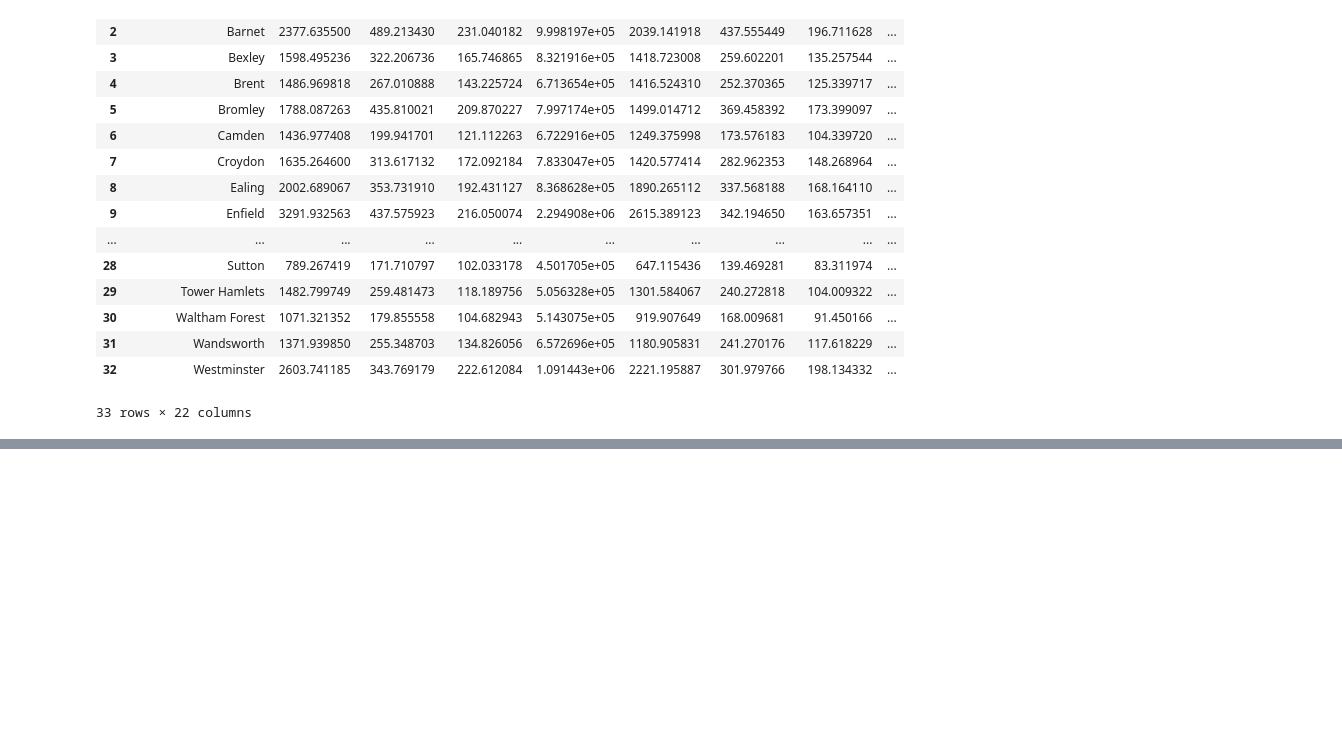
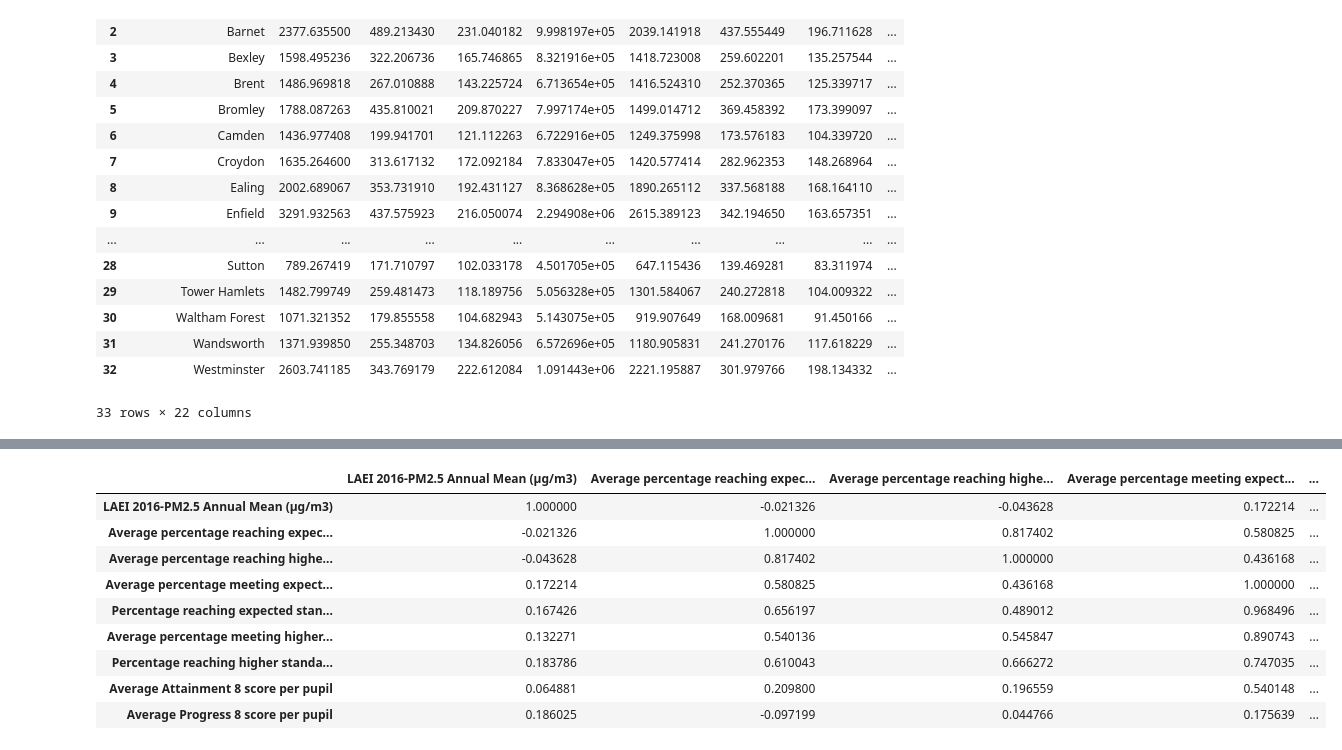
Before and after one commit to Vilma-St/Mini-project-London, a Jupyter notebook: your-code/pollution.ipynb, the cells around one changed output, grey strips where cells are left out. Saved outputs shown, nothing was run; the diff lists cells and outputs as text; code cells hidden in the pictures; blank space fills up the shorter version.

```diff
--- a/your-code/pollution.ipynb
+++ b/your-code/pollution.ipynb
@@ -93,0 +155,4 @@ correlation
+# %%
+pop_exced = pd.read_excel('../../Mini-project-London/data/data-pollution/Population_exceeding_LAEI2016_1_modified.xlsx', sheet_name='Population_Weighted_Avg_PM2.5', usecols="A,B")
+pop_exced = pop_exced.rename(columns = {"Borough":"BOROUGHS"})
+pop_exced
@@ -93,0 +177,15 @@ correlation
+# %%
+new3 = pd.merge(pop_exced, education, on="BOROUGHS", how="left")
+correlation3 = new3.corr(method ='pearson')
+correlation3
+# %% [output]
+|  | LAEI 2016-PM2.5 Annual Mean (µg/m3) | Average percentage reaching expec... | Average percentage reaching highe... | Average percentage meeting expect... | ... |
+| LAEI 2016-PM2.5 Annual Mean (µg/m3) | 1.000000 | -0.021326 | -0.043628 | 0.172214 | ... |
+| Average percentage reaching expec... | -0.021326 | 1.000000 | 0.817402 | 0.580825 | ... |
+| Average percentage reaching highe... | -0.043628 | 0.817402 | 1.000000 | 0.436168 | ... |
+| Average percentage meeting expect... | 0.172214 | 0.580825 | 0.436168 | 1.000000 | ... |
+| Percentage reaching expected stan... | 0.167426 | 0.656197 | 0.489012 | 0.968496 | ... |
+| Average percentage meeting higher... | 0.132271 | 0.540136 | 0.545847 | 0.890743 | ... |
+| Percentage reaching higher standa... | 0.183786 | 0.610043 | 0.666272 | 0.747035 | ... |
+| Average Attainment 8 score per pupil | 0.064881 | 0.209800 | 0.196559 | 0.540148 | ... |
+| Average Progress 8 score per pupil | 0.186025 | -0.097199 | 0.044766 | 0.175639 | ... |
```
Also changed, not shown: parts of 7 cells of this notebook, 1 other file.
